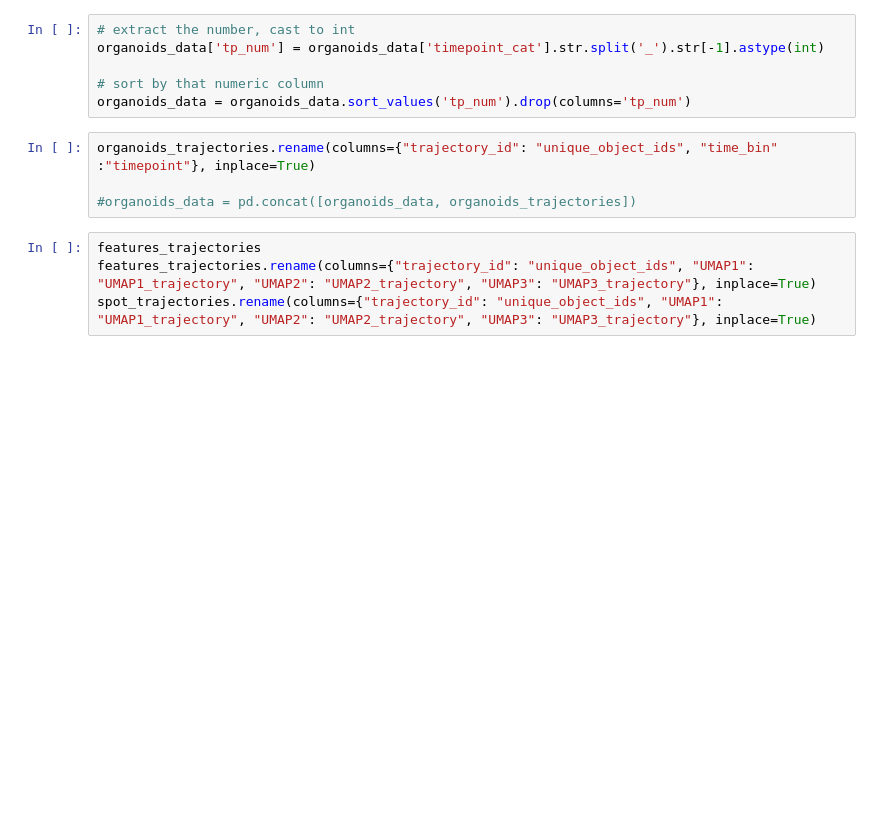
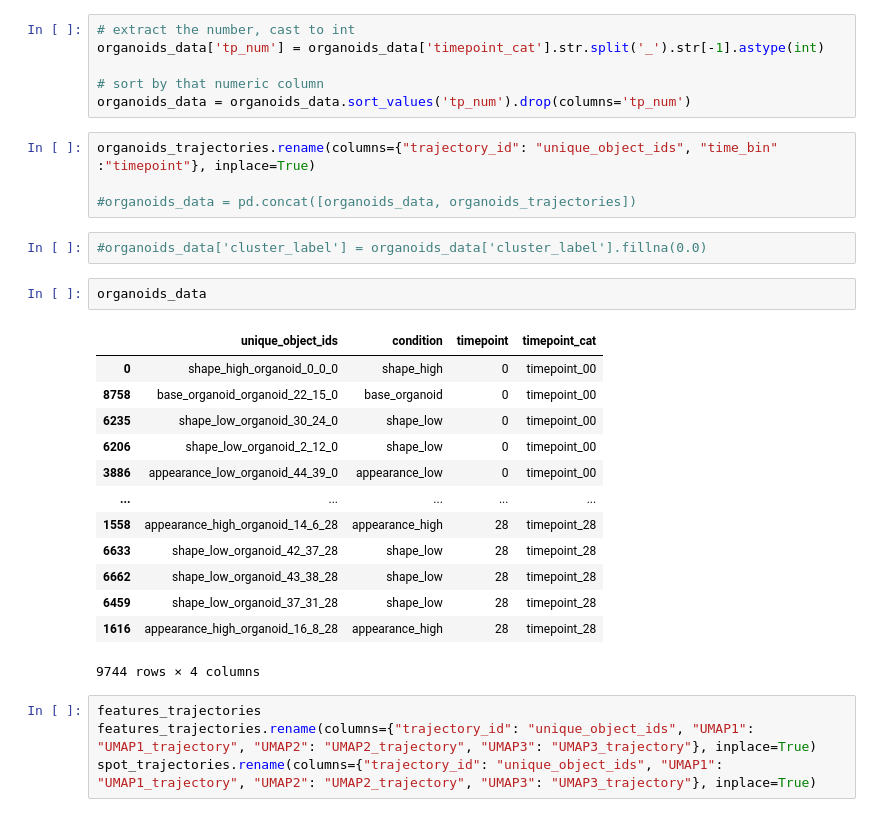
Before and after one commit to Taylor-CCB-Group/MDV, a Jupyter notebook: python/mdvtools/test_projects/SPOT_example.ipynb, the cells around one changed output. Saved outputs shown, nothing was run; the diff lists cells and outputs as text; blank space fills up the shorter version.

```diff
--- a/python/mdvtools/test_projects/SPOT_example.ipynb
+++ b/python/mdvtools/test_projects/SPOT_example.ipynb
@@ -70,6 +87,24 @@ organoids_data = organoids_data.sort_values('tp_num').drop(columns='tp_num')
 organoids_trajectories.rename(columns={"trajectory_id": "unique_object_ids", "time_bin" :"timepoint"}, inplace=True)
 
 #organoids_data = pd.concat([organoids_data, organoids_trajectories])
+# %%
+#organoids_data['cluster_label'] = organoids_data['cluster_label'].fillna(0.0)
+# %%
+organoids_data
+# %% [output]
+|  | unique_object_ids | condition | timepoint | timepoint_cat |
+| 0 | shape_high_organoid_0_0_0 | shape_high | 0 | timepoint_00 |
+| 8758 | base_organoid_organoid_22_15_0 | base_organoid | 0 | timepoint_00 |
+| 6235 | shape_low_organoid_30_24_0 | shape_low | 0 | timepoint_00 |
+| 6206 | shape_low_organoid_2_12_0 | shape_low | 0 | timepoint_00 |
+| 3886 | appearance_low_organoid_44_39_0 | appearance_low | 0 | timepoint_00 |
+| ... | ... | ... | ... | ... |
+| 1558 | appearance_high_organoid_14_6_28 | appearance_high | 28 | timepoint_28 |
+| 6633 | shape_low_organoid_42_37_28 | shape_low | 28 | timepoint_28 |
+| 6662 | shape_low_organoid_43_38_28 | shape_low | 28 | timepoint_28 |
+| 6459 | shape_low_organoid_37_31_28 | shape_low | 28 | timepoint_28 |
+| 1616 | appearance_high_organoid_16_8_28 | appearance_high | 28 | timepoint_28 |
+9744 rows × 4 columns
 # %%
 features_trajectories
 features_trajectories.rename(columns={"trajectory_id": "unique_object_ids", "UMAP1": "UMAP1_trajectory", "UMAP2": "UMAP2_trajectory", "UMAP3": "UMAP3_trajectory"}, inplace=True)
```
Also changed, not shown: parts of 18 cells of this notebook.
